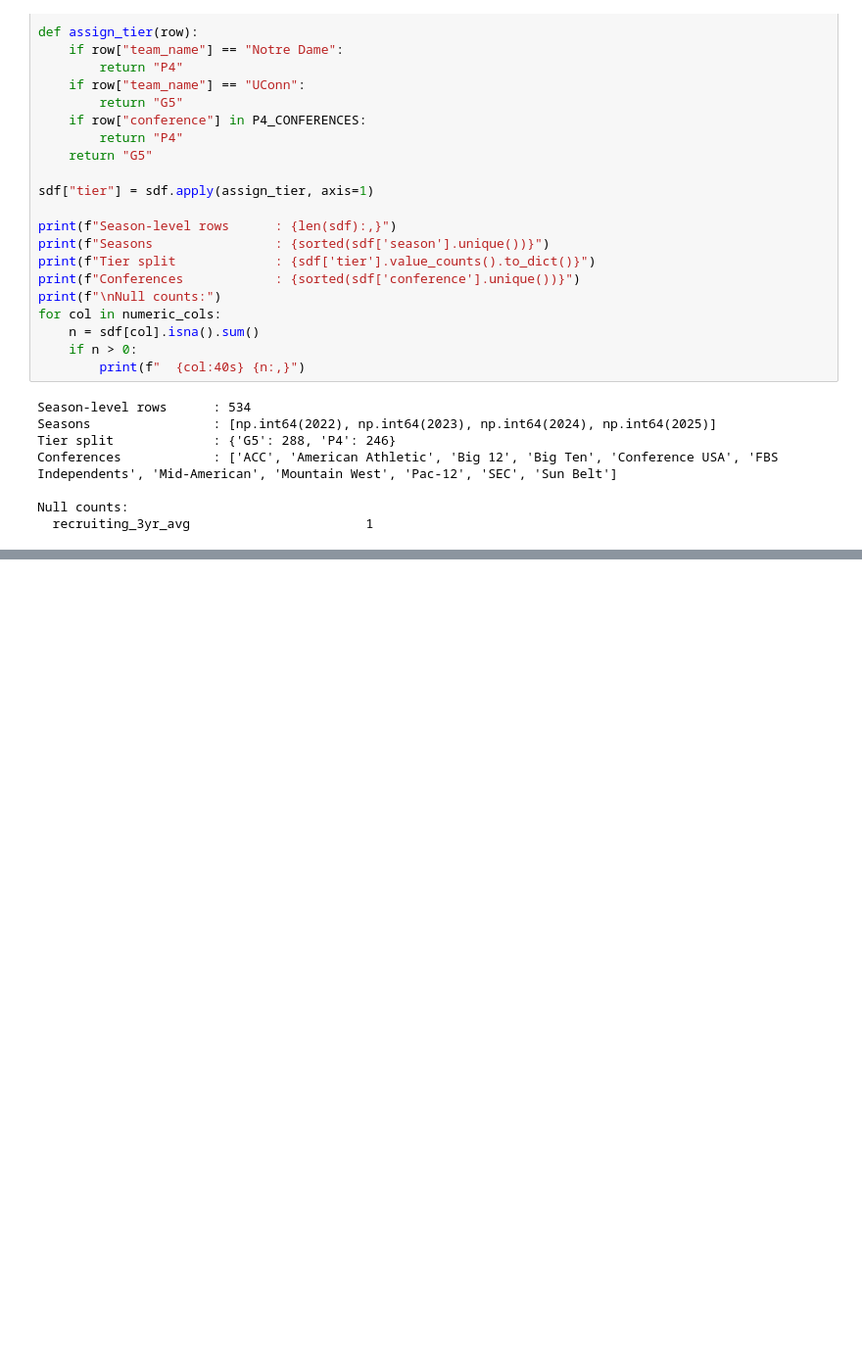
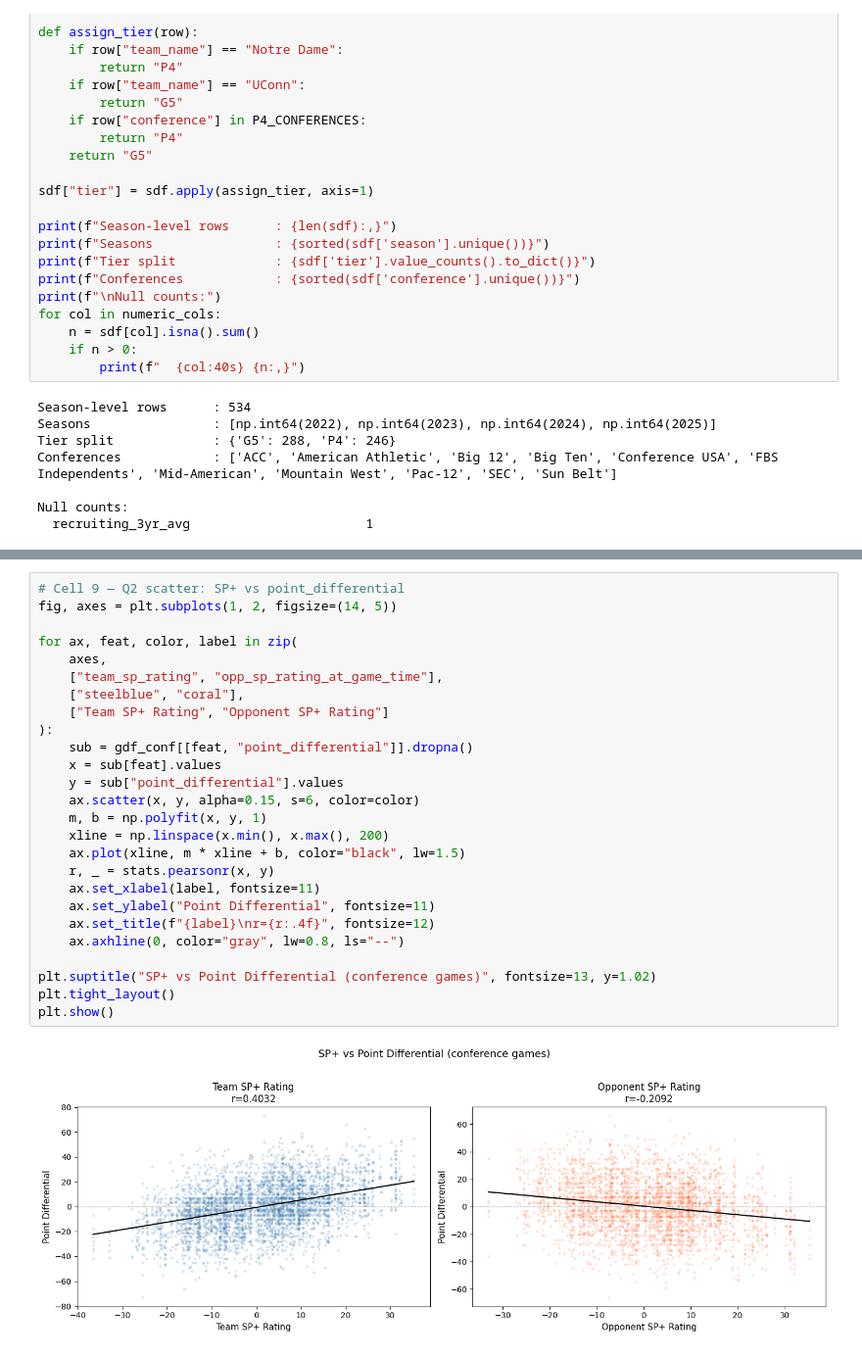
Before and after one commit to kj-1220/cfb-analytics, a Jupyter notebook: notebooks/EDA_4_SP_Ratings_Recruiting.ipynb, the cells around one changed output, grey strips where cells are left out. Shown at 98% size. Saved outputs shown, nothing was run; the diff lists cells and outputs as text; blank space fills up the shorter version.

```diff
--- a/notebooks/EDA_4_SP_Ratings_Recruiting.ipynb
+++ b/notebooks/EDA_4_SP_Ratings_Recruiting.ipynb
@@ -278,0 +390,28 @@ conf_game_num
+# %%
+# Cell 9 — Q2 scatter: SP+ vs point_differential
+fig, axes = plt.subplots(1, 2, figsize=(14, 5))
+
+for ax, feat, color, label in zip(
+    axes,
+    ["team_sp_rating", "opp_sp_rating_at_game_time"],
+    ["steelblue", "coral"],
+    ["Team SP+ Rating", "Opponent SP+ Rating"]
+):
+    sub = gdf_conf[[feat, "point_differential"]].dropna()
+    x = sub[feat].values
+    y = sub["point_differential"].values
+    ax.scatter(x, y, alpha=0.15, s=6, color=color)
+    m, b = np.polyfit(x, y, 1)
+    xline = np.linspace(x.min(), x.max(), 200)
+    ax.plot(xline, m * xline + b, color="black", lw=1.5)
+    r, _ = stats.pearsonr(x, y)
+    ax.set_xlabel(label, fontsize=11)
+    ax.set_ylabel("Point Differential", fontsize=11)
+    ax.set_title(f"{label}\nr={r:.4f}", fontsize=12)
+    ax.axhline(0, color="gray", lw=0.8, ls="--")
+
+plt.suptitle("SP+ vs Point Differential (conference games)", fontsize=13, y=1.02)
+plt.tight_layout()
+plt.show()
+# %% [output]
+[figure, added]
```
Also changed, not shown: parts of 16 cells of this notebook, 11 other files.
